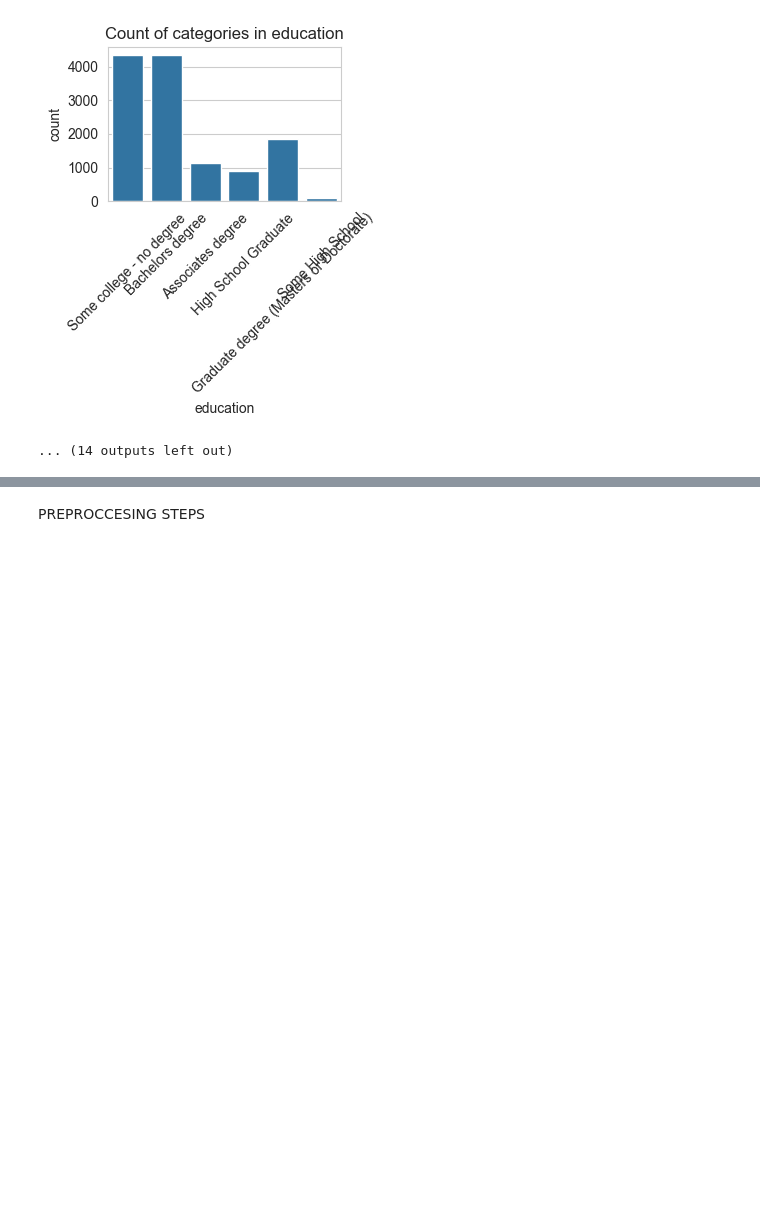
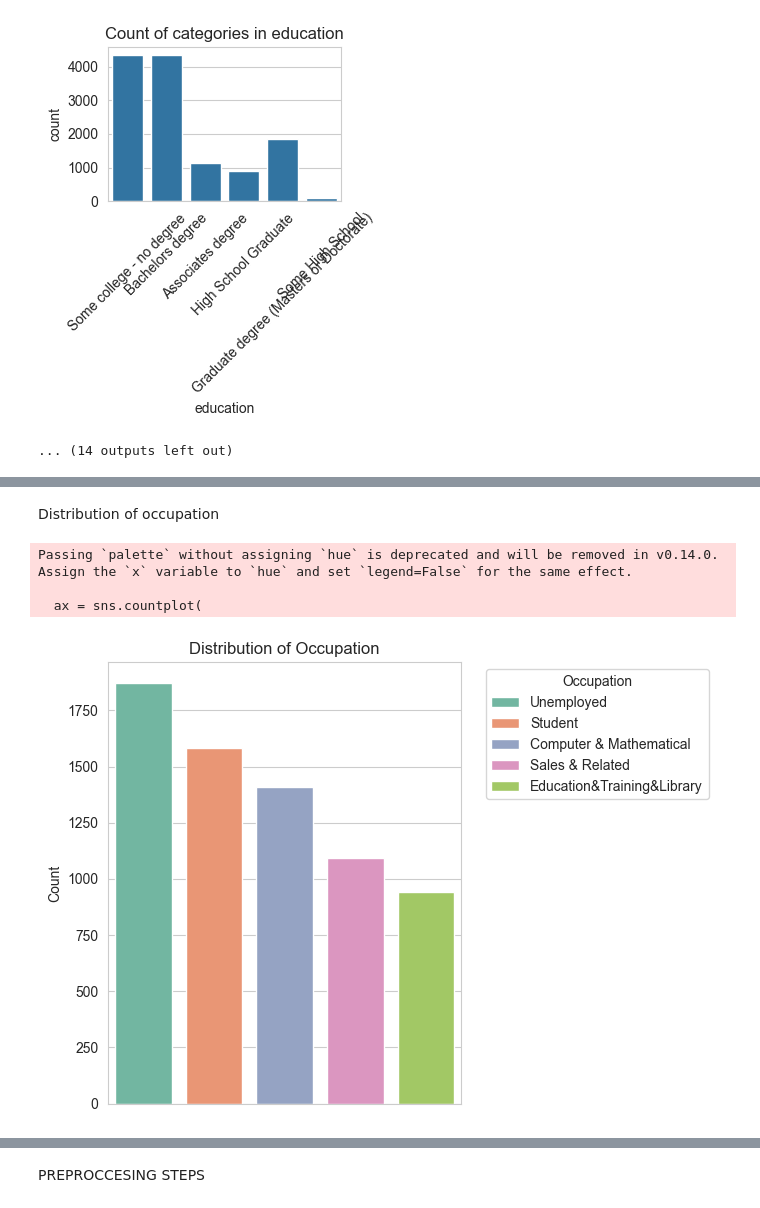
Before and after one commit to wimphil/machine_learning_group_11, a Jupyter notebook: Drivers_Recommendation_Dataset_Jupyter.ipynb, the cells around one changed output, grey strips where cells are left out. Cells and saved outputs as stored; diff of their text form; code cells hidden in the pictures; blank space fills up the shorter version.

```diff
--- a/Drivers_Recommendation_Dataset_Jupyter.ipynb
+++ b/Drivers_Recommendation_Dataset_Jupyter.ipynb
@@ -156,0 +166,46 @@ plt.show()
+# %% [markdown]
+Distribution of occupation
+# %%
+import seaborn as sns
+import matplotlib.pyplot as plt
+
+# Get top 8 occupations
+top_occupations = X['occupation'].value_counts().index[:5]
+
+# Define a color palette
+palette = sns.color_palette("Set2", len(top_occupations))
+
+plt.figure(figsize=(7, 5))
+
+# Plot with consistent colors
+ax = sns.countplot(
+    x='occupation',
+    data=X,
+    order=top_occupations,
+    palette=palette
+)
+
+# Remove x-axis labels for compact layout
+ax.set_xticklabels([])
+ax.set_xlabel('')
+
+# Set title and y-label
+plt.title('Distribution of Occupation')
+plt.ylabel('Count')
+
+# Convert Index → list for legend labels
+plt.legend(
+    handles=ax.patches[:len(top_occupations)],
+    labels=top_occupations.tolist(),
+    title='Occupation',
+    bbox_to_anchor=(1.05, 1),
+    loc='upper left'
+)
+
+plt.tight_layout()
+plt.show()
+# %% [output]
+Passing `palette` without assigning `hue` is deprecated and will be removed in v0.14.0. Assign the `x` variable to `hue` and set `legend=False` for the same effect.
+
+  ax = sns.countplot(
+[figure, added]
```
Also changed, not shown: parts of 17 cells of this notebook, 1 other file.
